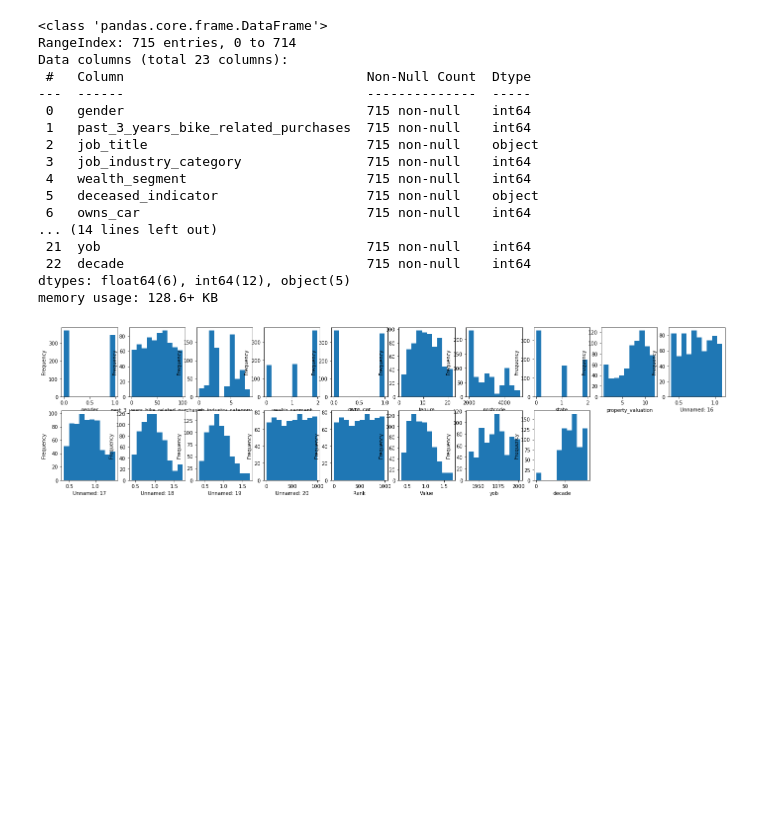
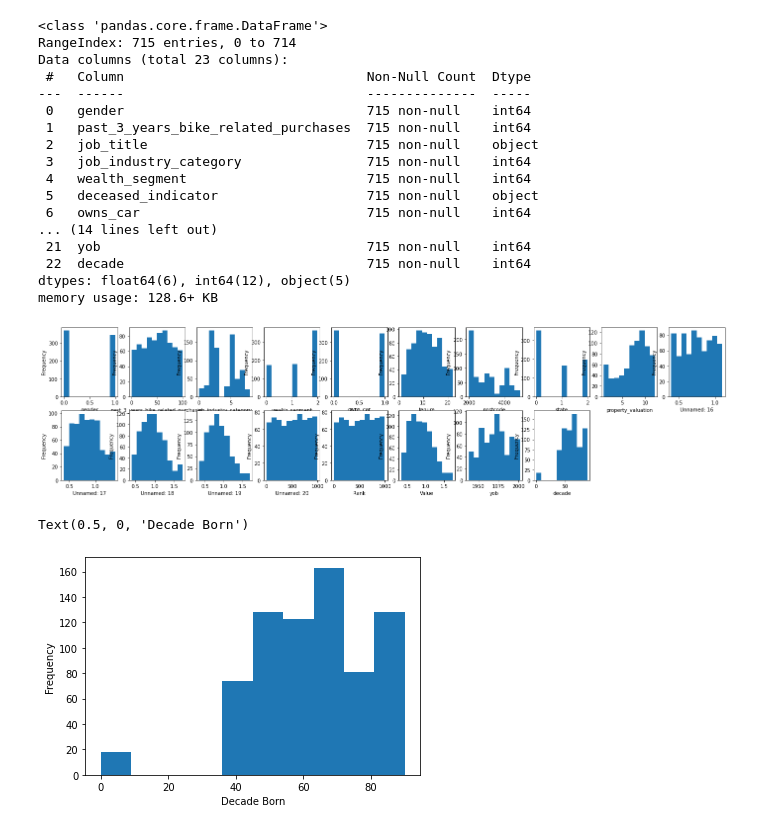
Before and after one commit to RyanJTalbot/KPMG, a Jupyter notebook: pt2/new_customers.ipynb, the cells around one changed output. Cells and saved outputs as stored; diff of their text form; code cells hidden in the pictures; blank space fills up the shorter version.

```diff
--- a/pt2/new_customers.ipynb
+++ b/pt2/new_customers.ipynb
@@ -153,0 +171,7 @@ for i in range(len(numeric_vars)):
+# %%
+plt = df['decade'].plot(kind = 'hist')
+
+plt.set_xlabel("Decade Born")
+# %% [output]
+Text(0.5, 0, 'Decade Born')
+[figure, added]
```
Also changed, not shown: parts of 7 cells of this notebook, 9 other files.
